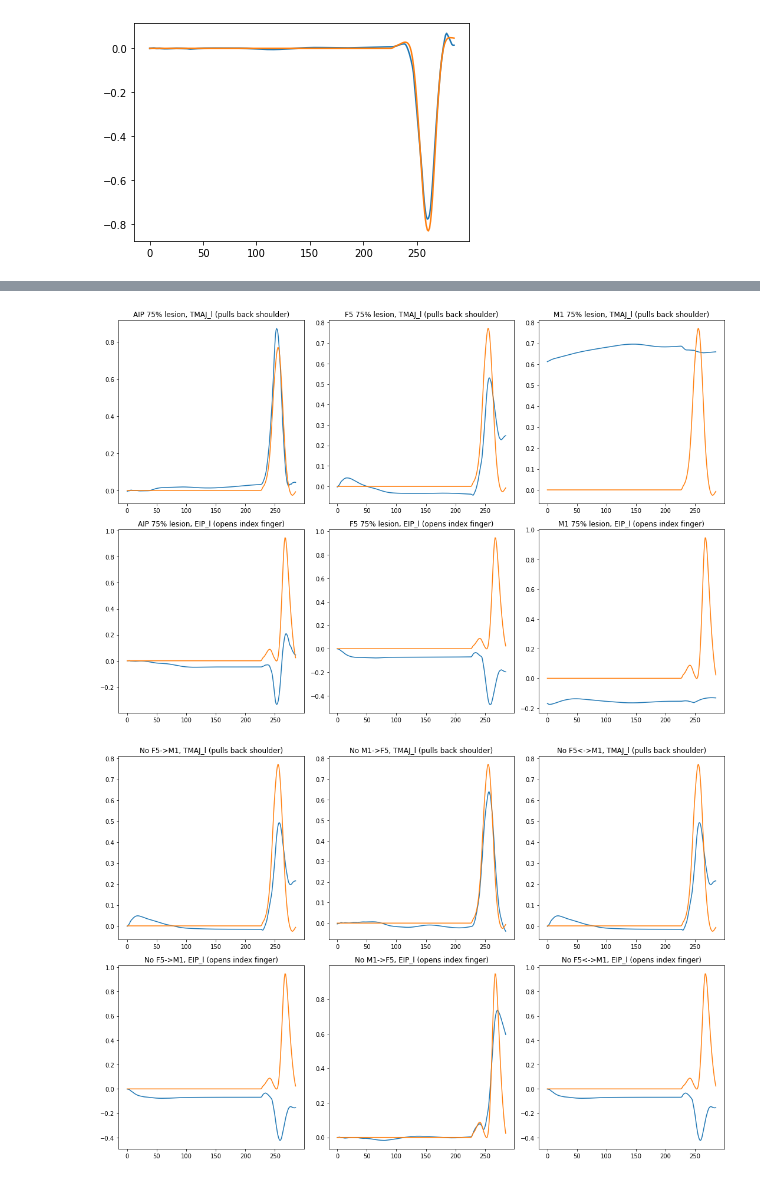
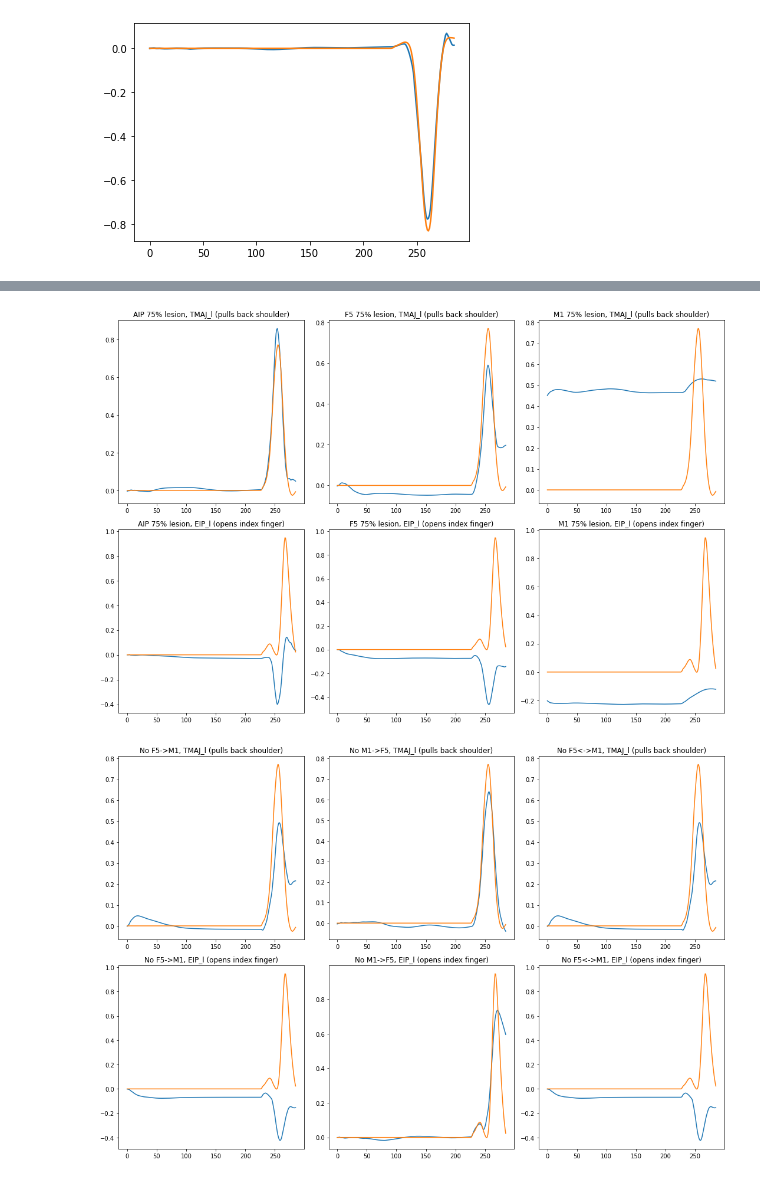
Before and after one commit to mmattb/coproc-poc, a Jupyter notebook: grasp-coproc.ipynb, the cells around one changed output, grey strips where cells are left out. Drawn from its saved outputs; the diff is of its cells as text; code cells hidden in the pictures.

```diff
--- a/grasp-coproc.ipynb
+++ b/grasp-coproc.ipynb
@@ -151,7 +138,7 @@ lesion_instance = lesion.LesionOutputs(100, 'AIP', 0.75)
 rnn.set_lesion(lesion_instance)
 
 rnn.reset_hidden()
-pred_out = rnn.unroll(example_in)
+pred_out = rnn.unroll(torch.tensor(example_in).float())
 axs[0,0].plot(pred_out[0,:,7].detach().numpy())
 axs[0,0].plot(example_out[7,:])
 axs[0,0].set_title("AIP 75% lesion, TMAJ_l (pulls back shoulder)")
@@ -163,36 +150,36 @@ axs[1,0].set_title("AIP 75% lesion, EIP_l (opens index finger)")
 # F5
 rnn.reset_hidden()
 lesion_instance = lesion.LesionOutputs(100, 'F5', 0.75)
 rnn.set_lesion(lesion_instance)
 
 # Graph same curve as above
-pred_out = rnn.unroll(example_in)
+pred_out = rnn.unroll(torch.tensor(example_in).float())
 axs[0,1].plot(pred_out[0,:,7].detach().numpy())
 axs[0,1].plot(example_out[7,:])
 axs[0,1].set_title("F5 75% lesion, TMAJ_l (pulls back shoulder)")
 axs[1,1].plot(pred_out[0,:,45].detach().numpy())
 axs[1,1].plot(example_out[45,:])
 axs[1,1].set_title("F5 75% lesion, EIP_l (opens index finger)")
 
 
 # M1
 rnn.reset_hidden()
 lesion_instance = lesion.LesionOutputs(100, 'M1', 0.75)
 rnn.set_lesion(lesion_instance)
 
 # Graph same curve as above
-pred_out = rnn.unroll(example_in)
+pred_out = rnn.unroll(torch.tensor(example_in).float())
 axs[0,2].plot(pred_out[0,:,7].detach().numpy())
 axs[0,2].plot(example_out[7,:])
 axs[0,2].set_title("M1 75% lesion, TMAJ_l (pulls back shoulder)")
 axs[1,2].plot(pred_out[0,:,45].detach().numpy())
 axs[1,2].plot(example_out[45,:])
 axs[1,2].set_title("M1 75% lesion, EIP_l (opens index finger)")
 
 fig.tight_layout()
 plt.show()
 # %% [output]
-[figure, old version]
+[figure, new version]
 # %%
 fig,axs = plt.subplots(2,3, figsize=(15,10))
 import lesion
```
Also changed, not shown: parts of 5 cells of this notebook, 1 other file.
